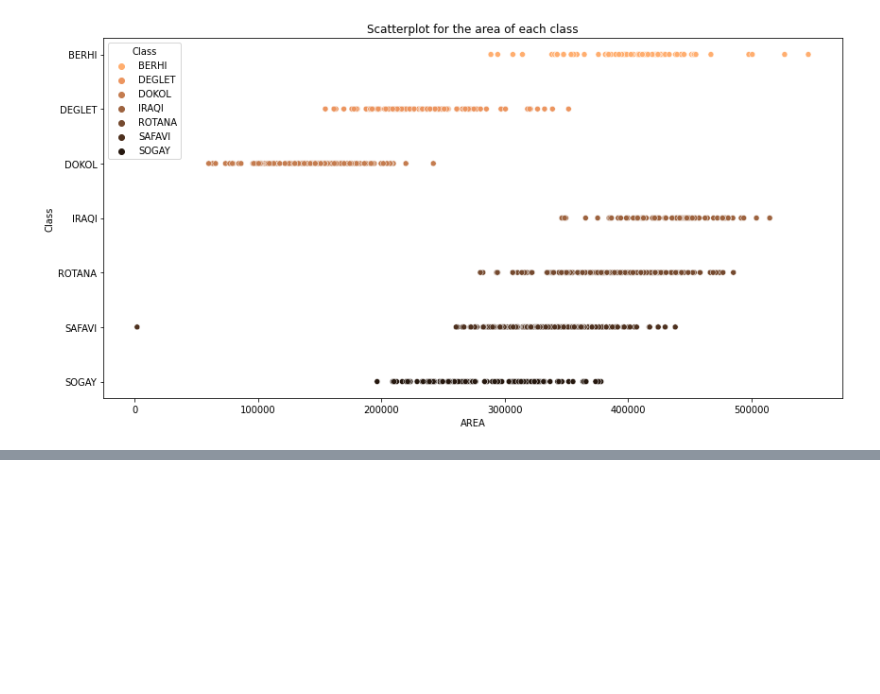
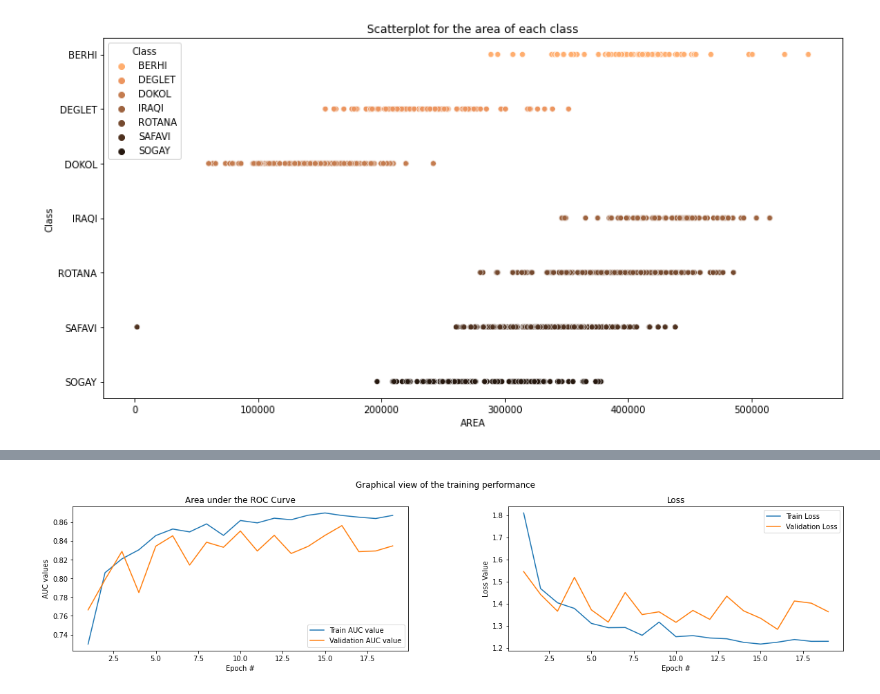
Before and after one commit to MizanMustakim/DataScienceProject_6thSemesterBIT, a Jupyter notebook: dateClassification.ipynb, the cells around one changed output, grey strips where cells are left out. Cells and saved outputs as stored; diff of their text form; code cells hidden in the pictures; blank space fills up the shorter version.

```diff
--- a/dateClassification.ipynb
+++ b/dateClassification.ipynb
@@ -109,0 +185,6 @@ plt.show()
+# %%
+X = df1.drop(["Class", "Class_cate"], axis=1)
+Y = df1["Class_cate"]
+
+print("Samples of each class:\n")
+Y.value_counts()
@@ -109,0 +300,18 @@ plt.show()
+# %%
+model.compile(
+    loss=tf.keras.losses.CategoricalCrossentropy(),
+    optimizer = "adam",
+    metrics=[tf.keras.metrics.AUC()])
+
+early_stopping = tf.keras.callbacks.EarlyStopping(monitor='loss',
+                               min_delta=0,
+                               patience=4,
+                               verbose=0)
+
+
+# Train the Model
+history = model.fit(x_train, y_train,
+                    epochs=1000,
+                    validation_data=(x_test, y_test),
+                    batch_size=5,
+                    callbacks=[early_stopping])
@@ -109,0 +336,23 @@ plt.show()
+# %%
+f, (ax1, ax2) = plt.subplots(1, 2, figsize=(20, 4))
+t = f.suptitle('Graphical view of the training performance', fontsize=12)
+f.subplots_adjust(top=0.85, wspace=0.3)
+
+epoch_list = list(range(1,len(history.history["loss"])+1))
+ax1.plot(epoch_list, history.history['auc_8'], label='Train AUC value')
+ax1.plot(epoch_list, history.history['val_auc_8'], label='Validation AUC value')
+# ax1.set_xticks(np.arange(0, len(history.history["loss"])+1, 1))
+ax1.set_ylabel('AUC values')
+ax1.set_xlabel('Epoch #')
+ax1.set_title('Area under the ROC Curve')
+l1 = ax1.legend(loc="best")
+
+ax2.plot(epoch_list, history.history['loss'], label='Train Loss')
+ax2.plot(epoch_list, history.history['val_loss'], label='Validation Loss')
+# ax2.set_xticks(np.arange(0, len(history.history["loss"])+1, 1))
+ax2.set_ylabel('Loss Value')
+ax2.set_xlabel('Epoch #')
+ax2.set_title('Loss')
+l2 = ax2.legend(loc="best")
+# %% [output]
+[figure, added]
```
Also changed, not shown: parts of 14 cells of this notebook.
